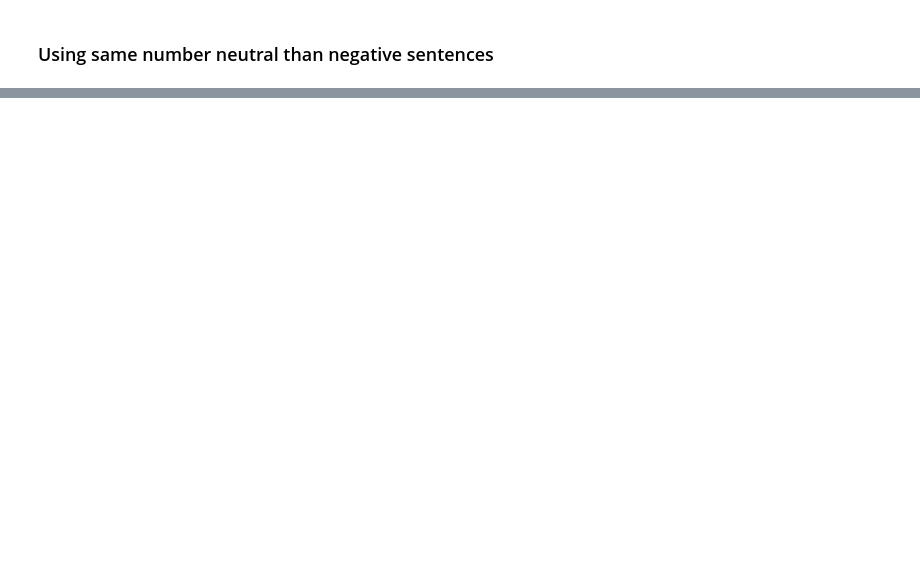
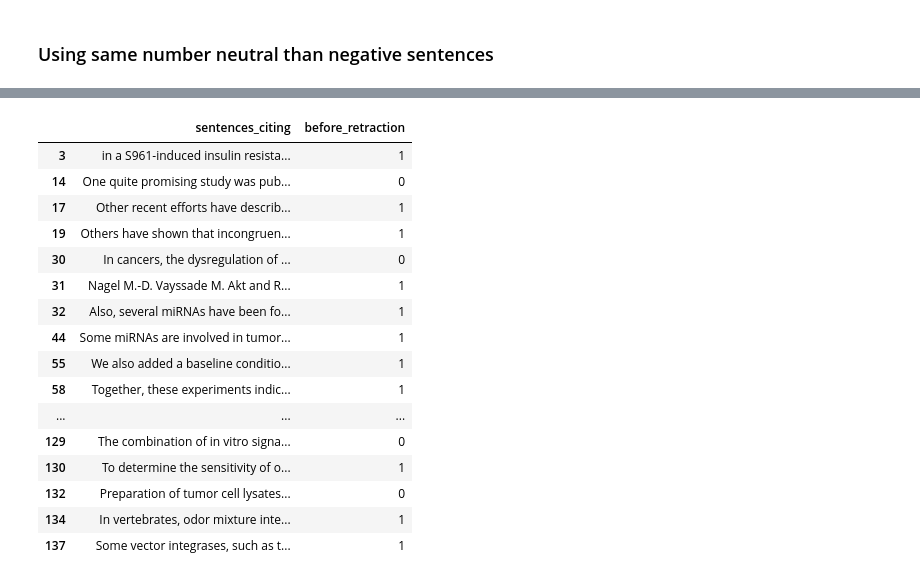
Before and after one commit to dciudadr/eLife_retractions, a Jupyter notebook: select_sentences_citing_and_model.ipynb, the cells around one changed output, grey strips where cells are left out. Saved outputs shown, nothing was run; the diff lists cells and outputs as text; code cells hidden in the pictures; blank space fills up the shorter version.

Commit message:
Naive Bayes working. Balanced dataset from Awais Athar's corpus. Now using Naive Bayes to classify manuscripts citing retracted papers

```diff
--- a/select_sentences_citing_and_model.ipynb
+++ b/select_sentences_citing_and_model.ipynb
@@ -990,6 +1109,8 @@ def train_Naive_Bayes(documents, list_all_words, spliting_training_test_ratio =
 
     classifier.show_most_informative_features(100)
 
+    return classifier
+
 
 
 
@@ -1586,0 +1783,2 @@ Stored 'df' (DataFrame)
+# %%
+model_Naive_Bayes = train_Naive_Bayes(athar_documents_50_50_balanced, athar_list_all_words_50_50_balanced, 0.20)
@@ -1586,0 +1874,28 @@ Stored 'df' (DataFrame)
+# %%
+# df_1sentence has the sentences citing for each section
+# df1sentence_sentences_classification has the sentences citing together. I will use this.
+
+df1sentence_sentences_classification_NBayes = df1sentence_sentences_classification
+
+list_prediction_NBayes = []
+for index, row, in df1sentence_sentences_classification_NBayes.iterrows():
+    #print(row.sentences_citing)
+
+    list_sentences = [row.sentences_citing] #sentences_after #athar_sentences_after[12]
+    list_sentences_tokenized_stemmed = get_stemmed_sentence(list_sentences)
+
+    all_words_freq = nltk.FreqDist(athar_list_all_words_50_50_balanced)
+    word_features = list(all_words_freq.keys()) # Those are all teh words in the document. Each word is a feature
+
+    list_features_for_all_sentences = []
+    for sentence in list_sentences_tokenized_stemmed:
+        features = find_features(sentence, word_features)
+        list_features_for_all_sentences.append(features)
+
+    predicted = model_Naive_Bayes.classify_many(list_features_for_all_sentences)
+    list_prediction_NBayes = list_prediction_NBayes + predicted
+    #print(index, '\t', predicted)
+
+df1sentence_sentences_classification_NBayes['Naive_Bayes_prediction'] = list_prediction_NBayes
+
+df1sentence_sentences_classification_NBayes.head(2)
@@ -1586,0 +1925,30 @@ Stored 'df' (DataFrame)
+# %%
+sentences_NBayes_predicts_critizising = (
+    df1sentence_sentences_classification_NBayes.loc[
+    df1sentence_sentences_classification_NBayes['Naive_Bayes_prediction'] == 'after',
+        ['sentences_citing', 'before_retraction']])
+
+sentences_NBayes_predicts_non_critizising = (
+    df1sentence_sentences_classification_NBayes.loc[
+    df1sentence_sentences_classification_NBayes['Naive_Bayes_prediction'] == 'before',
+        ['sentences_citing', 'before_retraction']])
+# %%
+sentences_NBayes_predicts_non_critizising
+# %% [output]
+|  | sentences_citing | before_retraction |
+| 3 | in a S961-induced insulin resista... | 1 |
+| 14 | One quite promising study was pub... | 0 |
+| 17 | Other recent efforts have describ... | 1 |
+| 19 | Others have shown that incongruen... | 1 |
+| 30 | In cancers, the dysregulation of ... | 0 |
+| 31 | Nagel M.-D. Vayssade M. Akt and R... | 1 |
+| 32 | Also, several miRNAs have been fo... | 1 |
+| 44 | Some miRNAs are involved in tumor... | 1 |
+| 55 | We also added a baseline conditio... | 1 |
+| 58 | Together, these experiments indic... | 1 |
+| ... | ... | ... |
+| 129 | The combination of in vitro signa... | 0 |
+| 130 | To determine the sensitivity of o... | 1 |
+| 132 | Preparation of tumor cell lysates... | 0 |
+| 134 | In vertebrates, odor mixture inte... | 1 |
+| 137 | Some vector integrases, such as t... | 1 |
```
Also changed, not shown: parts of 75 cells of this notebook, 2 other files.
